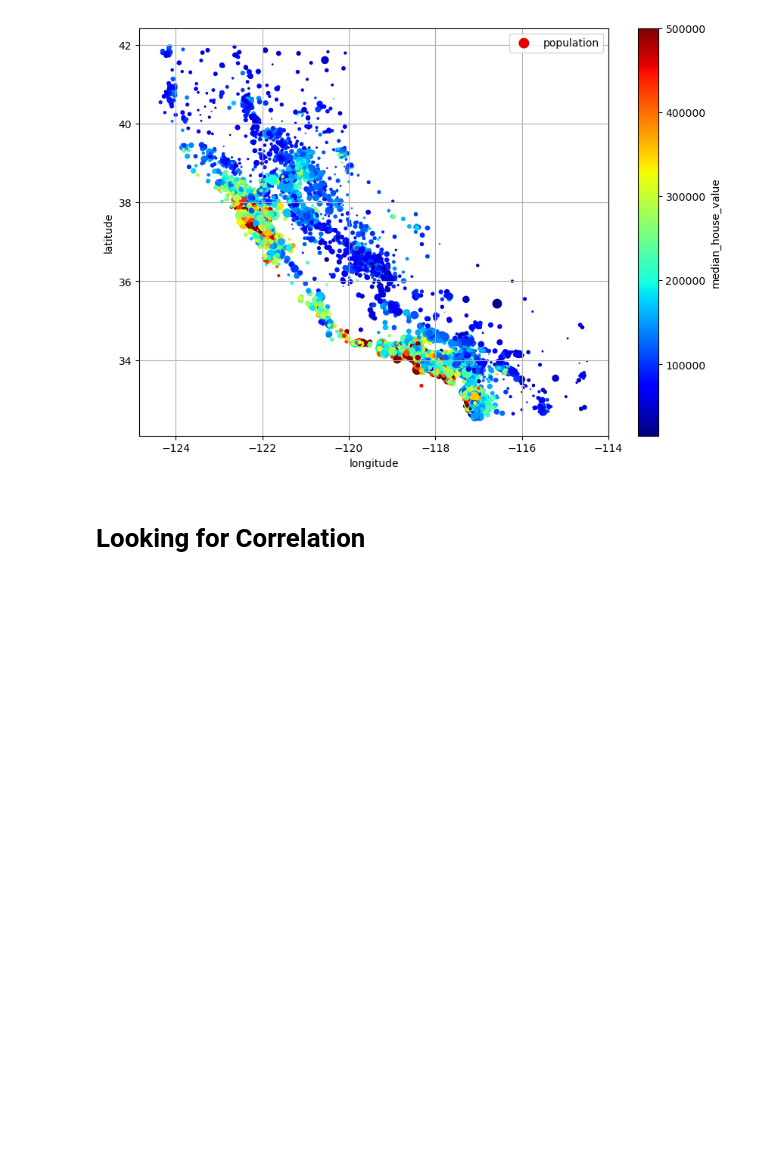
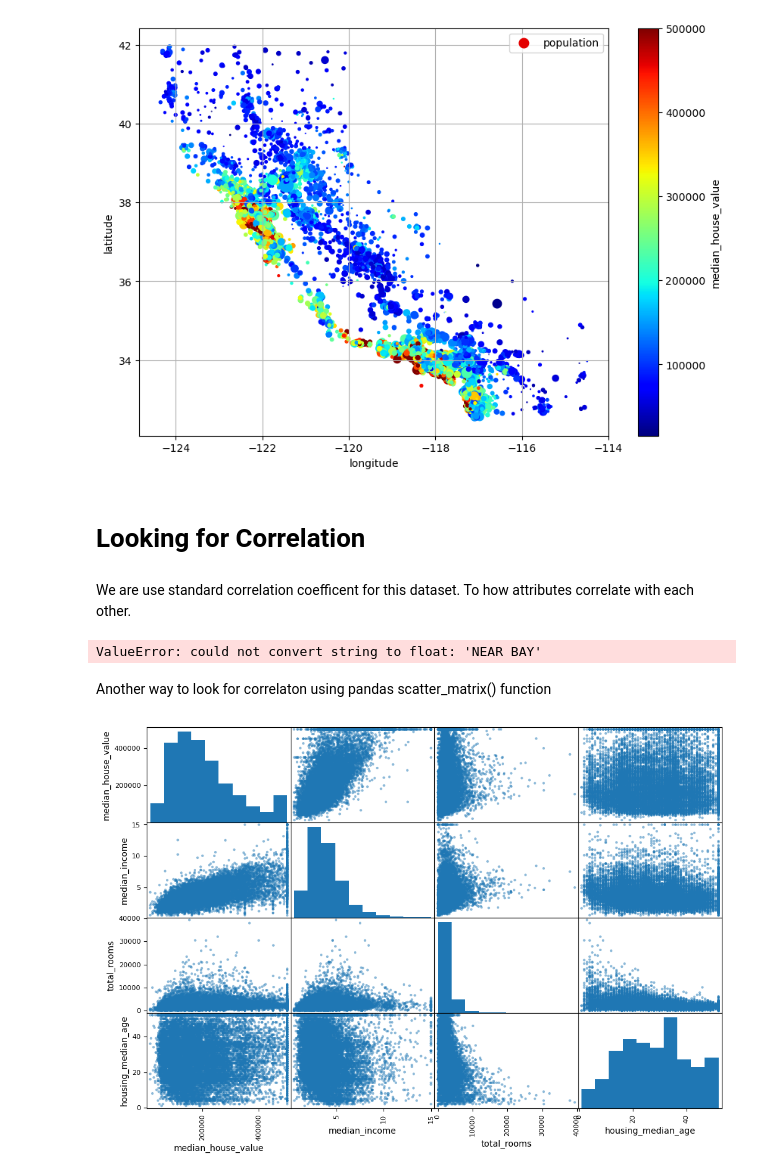
Before and after one commit to Aryan1Mahahjan/ML-Learning, a Jupyter notebook: ML learning/End_to_End_projects.ipynb, the cells around one changed output. Drawn from its saved outputs; the diff is of its cells as text; code cells hidden in the pictures; blank space fills up the shorter version.

Commit message:
E2E Pro Correlation COMPL.

```diff
--- a/ML learning/End_to_End_projects.ipynb
+++ b/ML learning/End_to_End_projects.ipynb
@@ -178,3 +178,19 @@ housing.plot(kind = "scatter", x = "longitude", y = "latitude", grid = True, s =
 [figure]
 # %% [markdown]
 # Looking for Correlation
+# %% [markdown]
+We are use standard correlation coefficent for this dataset. To how attributes correlate with each other.
+# %%
+corr_matrix = housing.corr()
+# %% [output]
+ValueError: could not convert string to float: 'NEAR BAY'
+# %% [markdown]
+Another way to look for correlaton using pandas scatter_matrix() function
+# %%
+from pandas.plotting import scatter_matrix
+
+attributes = ["median_house_value","median_income","total_rooms","housing_median_age"]
+scatter_matrix(housing[attributes],figsize = (12,8))
+plt.show()
+# %% [output]
+[figure, added]
```
Also changed, not shown: parts of 4 cells of this notebook.
